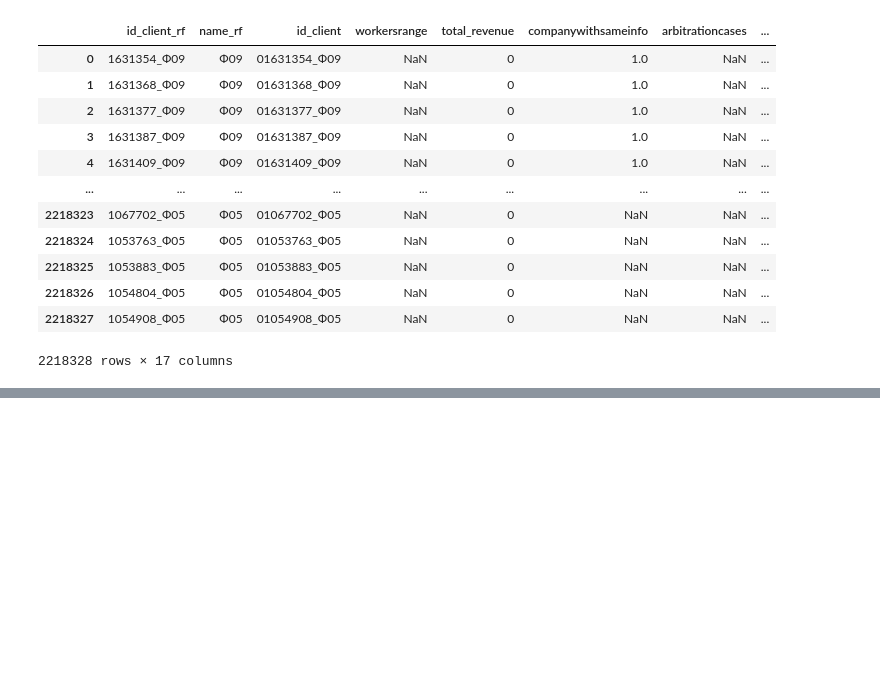
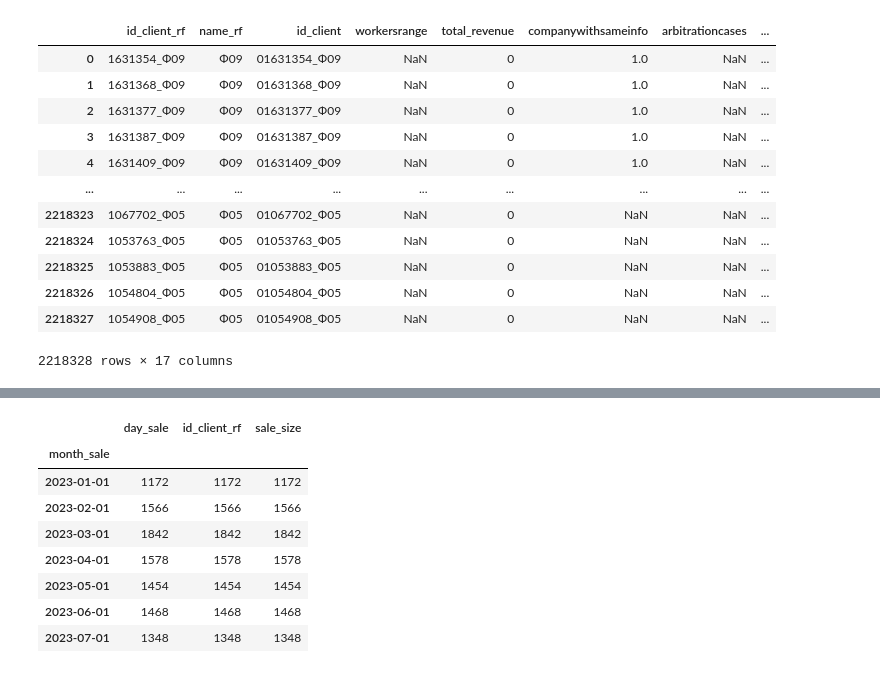
Before and after one commit to abakhmetev/Hackathon_RTK, a Jupyter notebook: Hakaton_Anton.ipynb, the cells around one changed output, grey strips where cells are left out. Saved outputs shown, nothing was run; the diff lists cells and outputs as text; code cells hidden in the pictures; blank space fills up the shorter version.

```diff
--- a/Hakaton_Anton.ipynb
+++ b/Hakaton_Anton.ipynb
@@ -434,0 +507,12 @@ df_union
+# %%
+sales.groupby('month_sale').agg('count')
+# %% [output]
+|  | day_sale | id_client_rf | sale_size |
+| month_sale |  |  |  |
+| 2023-01-01 | 1172 | 1172 | 1172 |
+| 2023-02-01 | 1566 | 1566 | 1566 |
+| 2023-03-01 | 1842 | 1842 | 1842 |
+| 2023-04-01 | 1578 | 1578 | 1578 |
+| 2023-05-01 | 1454 | 1454 | 1454 |
+| 2023-06-01 | 1468 | 1468 | 1468 |
+| 2023-07-01 | 1348 | 1348 | 1348 |
```
Also changed, not shown: parts of 12 cells of this notebook, 1 other file.
